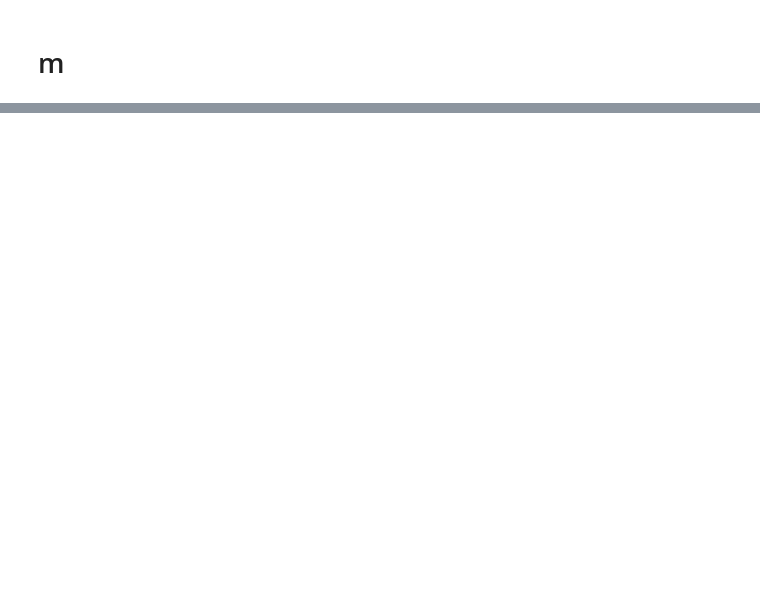
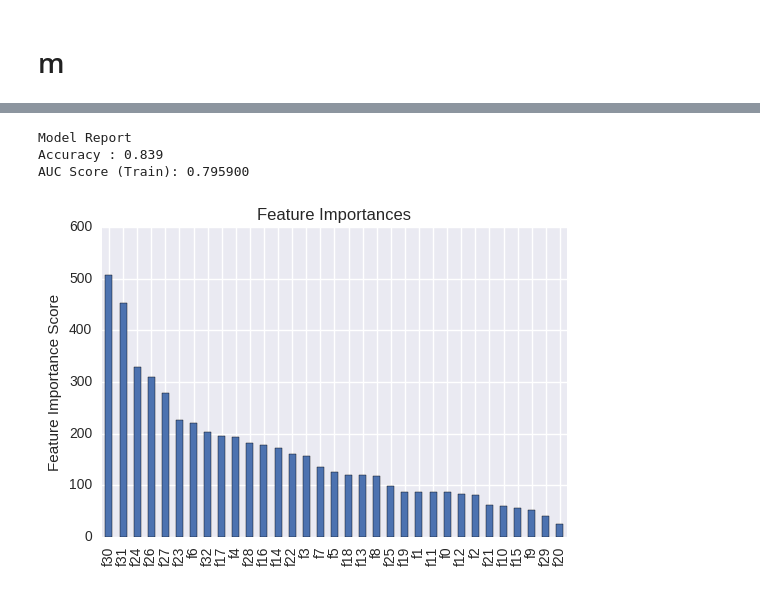
Before and after one commit to corvin28/tinkoff_boosters, a Jupyter notebook: tb.ipynb, the cells around one changed output, grey strips where cells are left out. Cells and saved outputs as stored; diff of their text form; code cells hidden in the pictures; blank space fills up the shorter version.

```diff
--- a/tb.ipynb
+++ b/tb.ipynb
@@ -264,4 +386,0 @@ X_train.shape, X_test.shape
-# %%
-clf = GradientBoostingClassifier(n_estimators=100, max_depth=7, min_samples_leaf=10, max_features=0.5)
-clf.fit(X_train, data.open_account_flg)
-y_test = clf.predict(X_test)
@@ -285,2 +386,0 @@ plt.plot(clf.feature_importances_)
-# %%
-y_train = clf.predict(X_train.toarray())
@@ -307,6 +386,0 @@ X_test = scaler.transform(X_test)
-# %%
-clf = SGDClassifier(penalty='l1', n_iter=20, alpha=0.00001)
-clf.fit(X_train, data.open_account_flg)
-y_test = clf.predict(X_test)
-# %%
-y_train = clf.predict(X_train)
@@ -314,0 +387,19 @@ y_train = clf.predict(X_train)
+# %%
+xgb1 = XGBClassifier(
+ learning_rate =0.1,
+ n_estimators=300,
+ max_depth=5,
+ min_child_weight=1,
+ gamma=0,
+ subsample=0.8,
+ colsample_bytree=0.8,
+ objective= 'binary:logistic',
+ scale_pos_weight=1,
+ seed=27)
+
+modelfit(xgb1, X_train, y_train)
+# %% [output]
+Model Report
+Accuracy : 0.839
+AUC Score (Train): 0.795900
+[figure, added]
```
Also changed, not shown: parts of 71 cells of this notebook.
